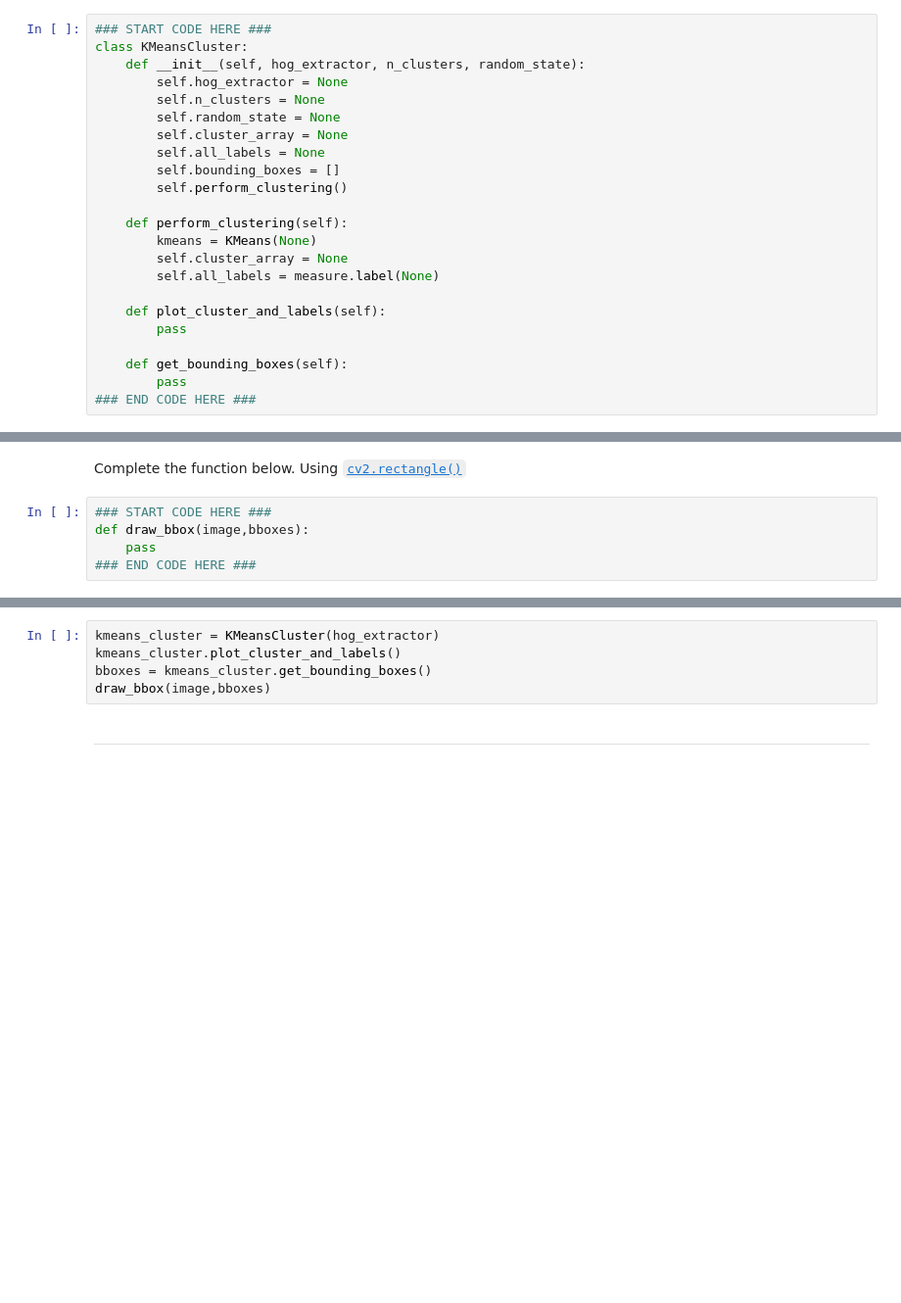
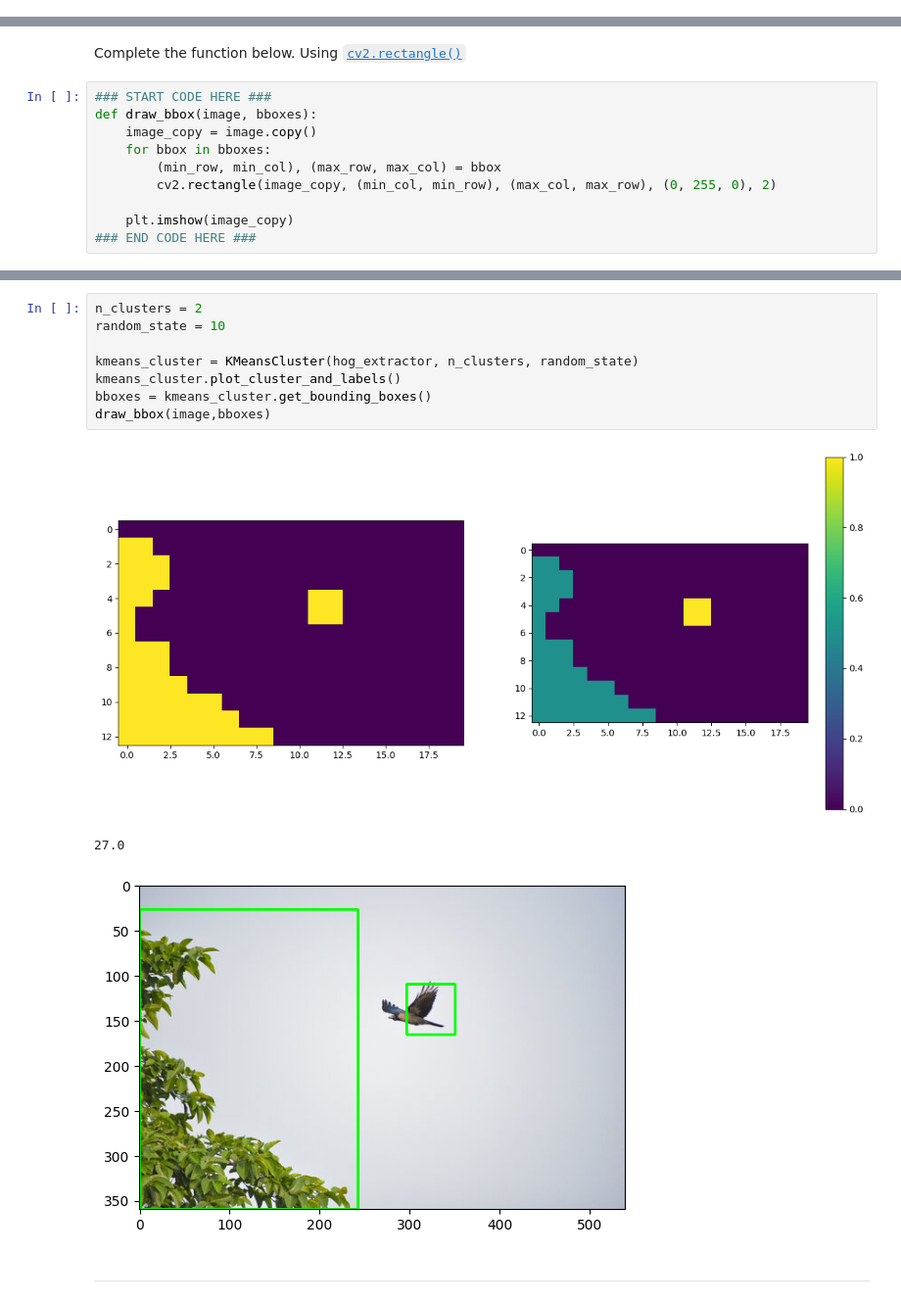
Before and after one commit to sitthatot/Lab4_Image-Segmentation, a Jupyter notebook: Lab4_Image Segmentation.ipynb, the cells around one changed output, grey strips where cells are left out. Shown at 98% size. Saved outputs shown, nothing was run; the diff lists cells and outputs as text; blank space fills up the shorter version.

```diff
--- a/Lab4_Image Segmentation.ipynb
+++ b/Lab4_Image Segmentation.ipynb
@@ -166,26 +166,3 @@ Perform K-means clustering on Histogram of Oriented Gradients (HOG) features ext
 It then reshapes the cluster assignmentss into a grid and identifies connected components using the `measure.label()` function.
 - `plot_cluster_and_labels()`: Visualize the cluster assignments and connected components as images using Matplotlib.
 - `get_bounding_boxes()`: Extracts bounding boxes for each detected object.
-# %%
-### START CODE HERE ###
-class KMeansCluster:
-    def __init__(self, hog_extractor, n_clusters, random_state):
-        self.hog_extractor = None
-        self.n_clusters = None
-        self.random_state = None
-        self.cluster_array = None
-        self.all_labels = None
-        self.bounding_boxes = []
-        self.perform_clustering()
-
-    def perform_clustering(self):
-        kmeans = KMeans(None)
-        self.cluster_array = None
-        self.all_labels = measure.label(None)
-
-    def plot_cluster_and_labels(self):
-        pass
-
-    def get_bounding_boxes(self):
-        pass
-### END CODE HERE ###
@@ -192,10 +226,15 @@ class KMeansCluster:
 # %% [markdown]
 Complete the function below. Using [`cv2.rectangle()`](<https://docs.opencv.org/4.x/dc/da5/tutorial_py_drawing_functions.html#:~:text=511%2C511)%2C(255%2C0%2C0)%2C5)-,Drawing%20Rectangle,-To%20draw%20a>)
-# %%
-### START CODE HERE ###
-def draw_bbox(image,bboxes):
-    pass
-### END CODE HERE ###
+# %%
+### START CODE HERE ###
+def draw_bbox(image, bboxes):
+    image_copy = image.copy()
+    for bbox in bboxes:
+        (min_row, min_col), (max_row, max_col) = bbox
+        cv2.rectangle(image_copy, (min_col, min_row), (max_col, max_row), (0, 255, 0), 2)
+
+    plt.imshow(image_copy)
+### END CODE HERE ###
 # %% [markdown]
 Let's use `KMeansCluster()` and `draw_bbox()` in the cell below.
 <details>
@@ -213,10 +252,17 @@ Let's use `KMeansCluster()` and `draw_bbox()` in the cell below.
 ![image-4.png](https://github.com/Digital-Image-Processing-Laboratory/image_processing-2024/blob/master/Lab4_Image-Segmentation/asset/4.png?raw=true)
 </details>
 # %%
-kmeans_cluster = KMeansCluster(hog_extractor)
+n_clusters = 2
+random_state = 10
+
+kmeans_cluster = KMeansCluster(hog_extractor, n_clusters, random_state)
 kmeans_cluster.plot_cluster_and_labels()
 bboxes = kmeans_cluster.get_bounding_boxes()
 draw_bbox(image,bboxes)
+# %% [output]
+[figure, added]
+27.0
+[figure, added]
 # %% [markdown]
 ---
 # %% [markdown]
```
Also changed, not shown: parts of 6 cells of this notebook, 1 other file.
